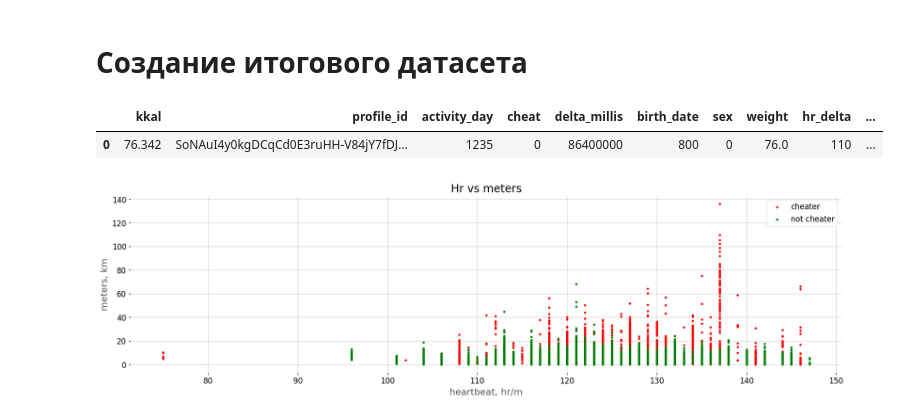
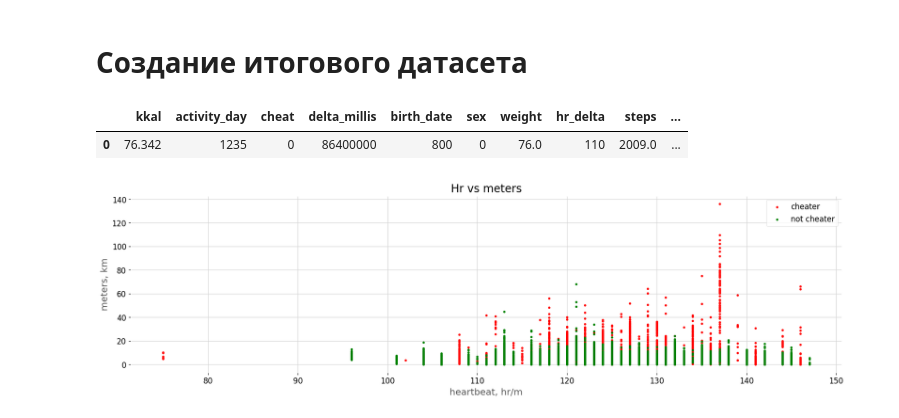
Before and after one commit to StrangePineAplle/AI-SportTech, a Jupyter notebook: fullModel/AI_SportTech.ipynb, the cells around one changed output. Drawn from its saved outputs; the diff is of its cells as text; code cells hidden in the pictures.

```diff
--- a/fullModel/AI_SportTech.ipynb
+++ b/fullModel/AI_SportTech.ipynb
@@ -135,16 +139,16 @@ dataSet = dataSet.merge(dataProfiles, on='profile_id', how='inner')
 # %%
 # @title Добавление информации о шагах в датасет
 dfStep = pd.DataFrame.from_dict(dataSet['steps'].tolist() )
 del dataSet['steps']
 del dfStep['day']
 del dfStep['samples']
 dataSet = dataSet.join(dfStep)
 dataSet = dataSet.fillna(0)
-
+dataSet.drop('profile_id', axis= 1 , inplace= True )
 dataSet.head(1)
 # %% [output]
-|  | kkal | profile_id | activity_day | cheat | delta_millis | birth_date | sex | weight | hr_delta | ... |
-| 0 | 76.342 | SoNAuI4y0kgDCqCd0E3ruHH-V84jY7fDJ... | 1235 | 0 | 86400000 | 800 | 0 | 76.0 | 110 | ... |
+|  | kkal | activity_day | cheat | delta_millis | birth_date | sex | weight | hr_delta | steps | ... |
+| 0 | 76.342 | 1235 | 0 | 86400000 | 800 | 0 | 76.0 | 110 | 2009.0 | ... |
 # %%
 # @title cheat vs delta_millis
 colors = cycler(color=["#4353ff", "purple", "orange", "green"])
```
Also changed, not shown: parts of 12 cells of this notebook.
